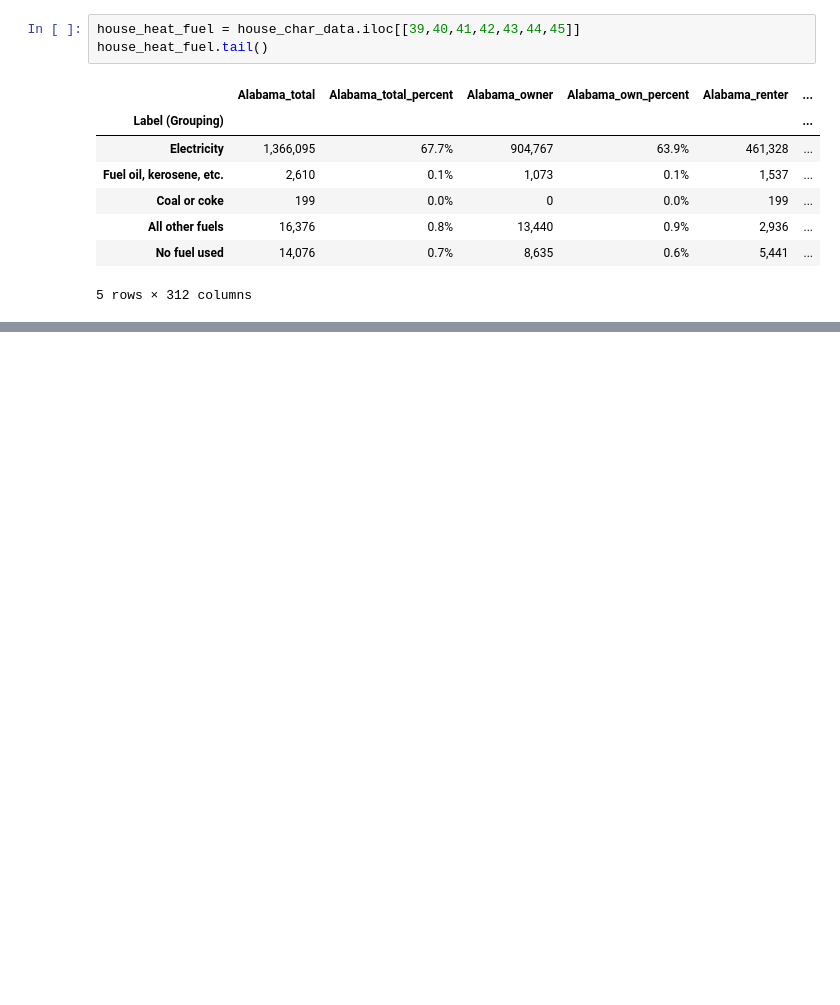
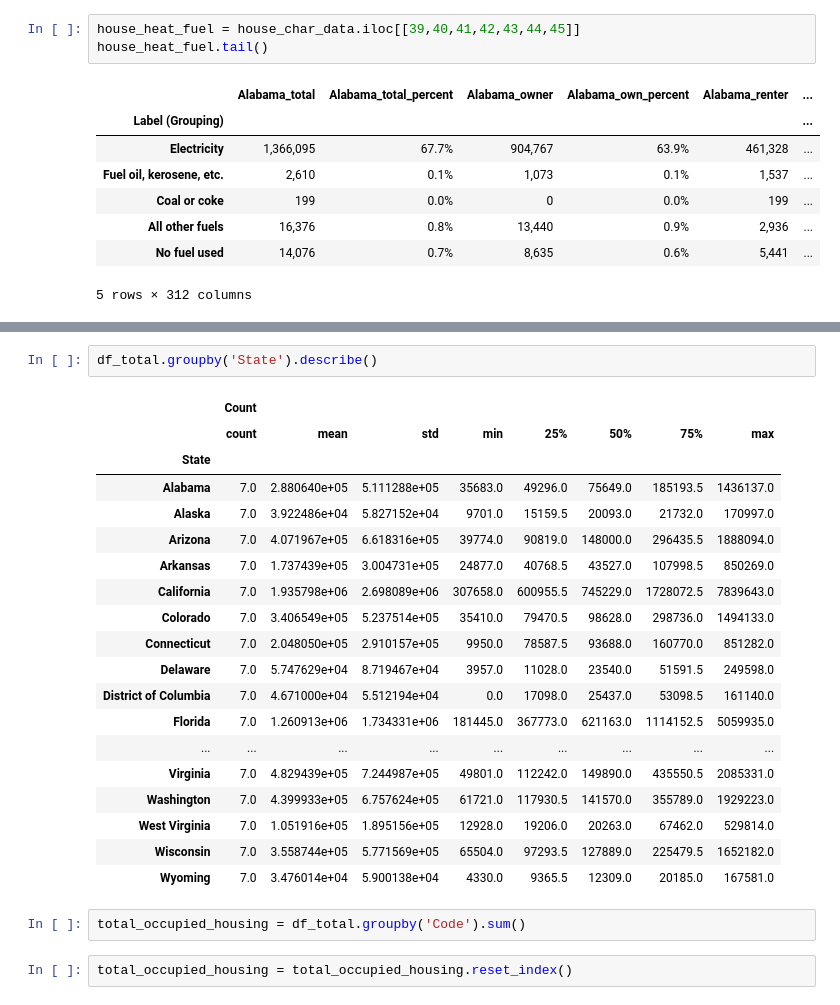
Before and after one commit to syaldram/RealEstate-vs-Demographics, a Jupyter notebook: house_char.ipynb, the cells around one changed output, grey strips where cells are left out. Drawn from its saved outputs; the diff is of its cells as text; blank space fills up the shorter version.

```diff
--- a/house_char.ipynb
+++ b/house_char.ipynb
@@ -240,0 +404,26 @@ house_heat_fuel.tail()
+# %%
+df_total.groupby('State').describe()
+# %% [output]
+|  | Count |  |  |  |  |  |  |  |
+|  | count | mean | std | min | 25% | 50% | 75% | max |
+| State |  |  |  |  |  |  |  |  |
+| Alabama | 7.0 | 2.880640e+05 | 5.111288e+05 | 35683.0 | 49296.0 | 75649.0 | 185193.5 | 1436137.0 |
+| Alaska | 7.0 | 3.922486e+04 | 5.827152e+04 | 9701.0 | 15159.5 | 20093.0 | 21732.0 | 170997.0 |
+| Arizona | 7.0 | 4.071967e+05 | 6.618316e+05 | 39774.0 | 90819.0 | 148000.0 | 296435.5 | 1888094.0 |
+| Arkansas | 7.0 | 1.737439e+05 | 3.004731e+05 | 24877.0 | 40768.5 | 43527.0 | 107998.5 | 850269.0 |
+| California | 7.0 | 1.935798e+06 | 2.698089e+06 | 307658.0 | 600955.5 | 745229.0 | 1728072.5 | 7839643.0 |
+| Colorado | 7.0 | 3.406549e+05 | 5.237514e+05 | 35410.0 | 79470.5 | 98628.0 | 298736.0 | 1494133.0 |
+| Connecticut | 7.0 | 2.048050e+05 | 2.910157e+05 | 9950.0 | 78587.5 | 93688.0 | 160770.0 | 851282.0 |
+| Delaware | 7.0 | 5.747629e+04 | 8.719467e+04 | 3957.0 | 11028.0 | 23540.0 | 51591.5 | 249598.0 |
+| District of Columbia | 7.0 | 4.671000e+04 | 5.512194e+04 | 0.0 | 17098.0 | 25437.0 | 53098.5 | 161140.0 |
+| Florida | 7.0 | 1.260913e+06 | 1.734331e+06 | 181445.0 | 367773.0 | 621163.0 | 1114152.5 | 5059935.0 |
+| ... | ... | ... | ... | ... | ... | ... | ... | ... |
+| Virginia | 7.0 | 4.829439e+05 | 7.244987e+05 | 49801.0 | 112242.0 | 149890.0 | 435550.5 | 2085331.0 |
+| Washington | 7.0 | 4.399933e+05 | 6.757624e+05 | 61721.0 | 117930.5 | 141570.0 | 355789.0 | 1929223.0 |
+| West Virginia | 7.0 | 1.051916e+05 | 1.895156e+05 | 12928.0 | 19206.0 | 20263.0 | 67462.0 | 529814.0 |
+| Wisconsin | 7.0 | 3.558744e+05 | 5.771569e+05 | 65504.0 | 97293.5 | 127889.0 | 225479.5 | 1652182.0 |
+| Wyoming | 7.0 | 3.476014e+04 | 5.900138e+04 | 4330.0 | 9365.5 | 12309.0 | 20185.0 | 167581.0 |
+# %%
+total_occupied_housing = df_total.groupby('Code').sum()
+# %%
+total_occupied_housing = total_occupied_housing.reset_index()
```
Also changed, not shown: parts of 32 cells of this notebook, 5 other files.
